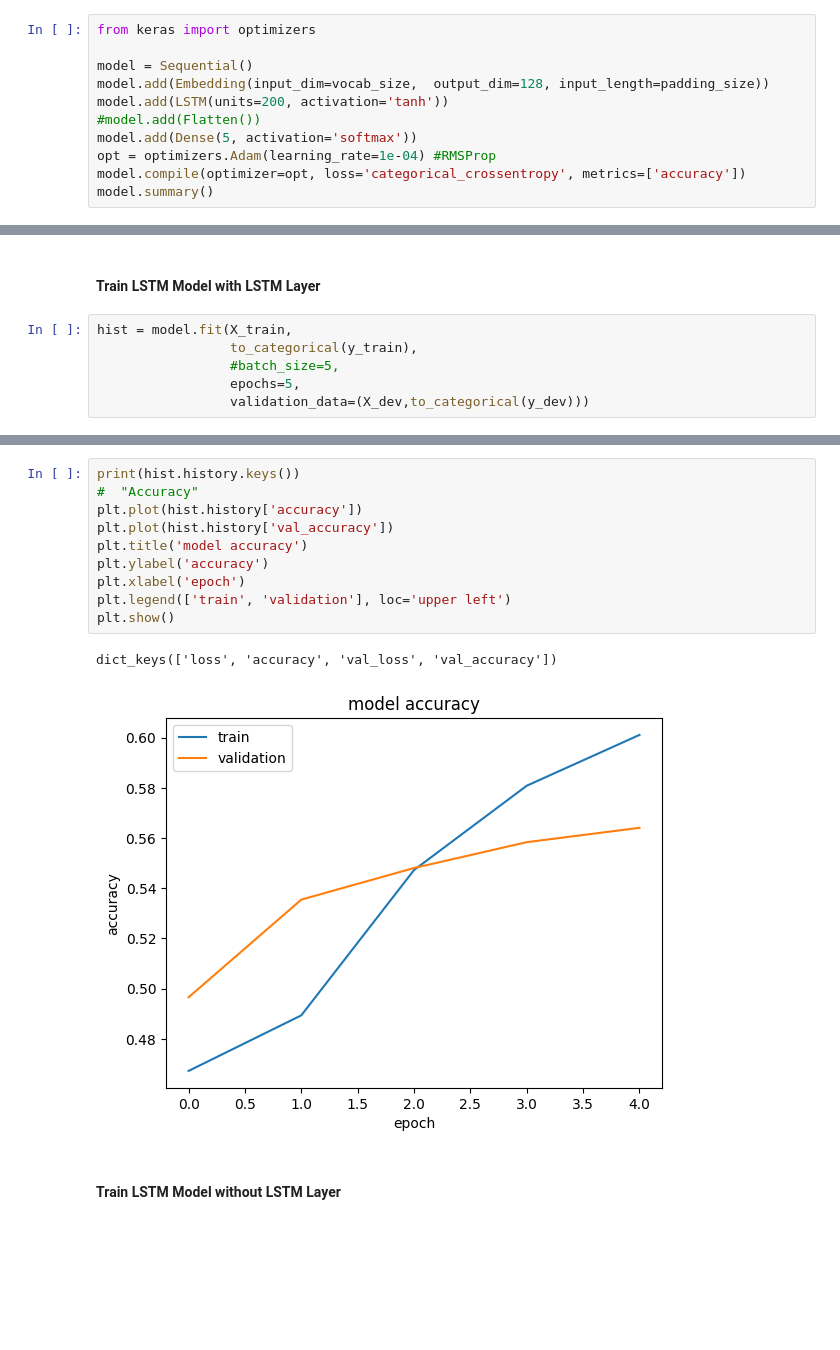
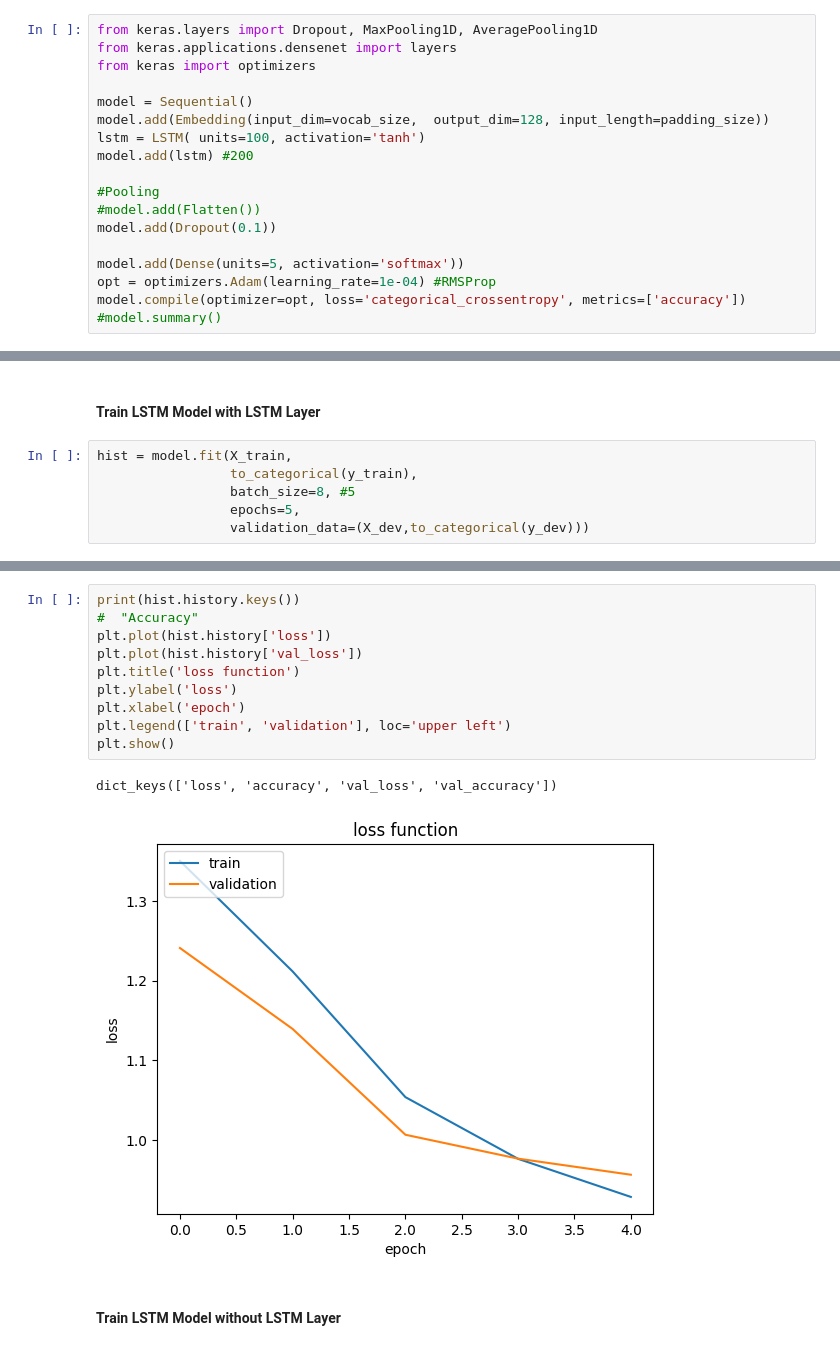
Before and after one commit to anagarlau/yelp-rating-predictor, a Jupyter notebook: 3_modelling/LSTM.ipynb, the cells around one changed output, grey strips where cells are left out. Saved outputs shown, nothing was run; the diff lists cells and outputs as text; blank space fills up the shorter version.

```diff
--- a/3_modelling/LSTM.ipynb
+++ b/3_modelling/LSTM.ipynb
@@ -97,13 +115,20 @@ X_train, X_dev, y_train, y_dev = train_test_split(X_train_dev, y_train_dev, test
 # %% [markdown]
 #### Define LSTM Model
 # %%
+from keras.layers import Dropout, MaxPooling1D, AveragePooling1D
+from keras.applications.densenet import layers
 from keras import optimizers
 
 model = Sequential()
 model.add(Embedding(input_dim=vocab_size,  output_dim=128, input_length=padding_size))
-model.add(LSTM(units=200, activation='tanh'))
+lstm = LSTM( units=100, activation='tanh')
+model.add(lstm) #200
+
+#Pooling
 #model.add(Flatten())
-model.add(Dense(5, activation='softmax'))
+model.add(Dropout(0.1))
+
+model.add(Dense(units=5, activation='softmax'))
 opt = optimizers.Adam(learning_rate=1e-04) #RMSProp
 model.compile(optimizer=opt, loss='categorical_crossentropy', metrics=['accuracy'])
-model.summary()
+#model.summary()
@@ -128,7 +137,7 @@ _________________________________________________________________
 # %%
 hist = model.fit(X_train,
                  to_categorical(y_train),
-                 #batch_size=5,
+                 batch_size=8, #5
                  epochs=5,
                  validation_data=(X_dev,to_categorical(y_dev)))
 # %% [output]
@@ -172,16 +181,16 @@ print(precision_score(pred_test,y_test,average = 'macro'))
 # %%
 print(hist.history.keys())
 #  "Accuracy"
-plt.plot(hist.history['accuracy'])
-plt.plot(hist.history['val_accuracy'])
-plt.title('model accuracy')
-plt.ylabel('accuracy')
+plt.plot(hist.history['loss'])
+plt.plot(hist.history['val_loss'])
+plt.title('loss function')
+plt.ylabel('loss')
 plt.xlabel('epoch')
 plt.legend(['train', 'validation'], loc='upper left')
 plt.show()
 # %% [output]
 dict_keys(['loss', 'accuracy', 'val_loss', 'val_accuracy'])
-[figure, old version]
+[figure, new version]
 # %% [markdown]
 #### Train LSTM Model without LSTM Layer
 # %%
```
Also changed, not shown: parts of 7 cells of this notebook, 7 other files.
